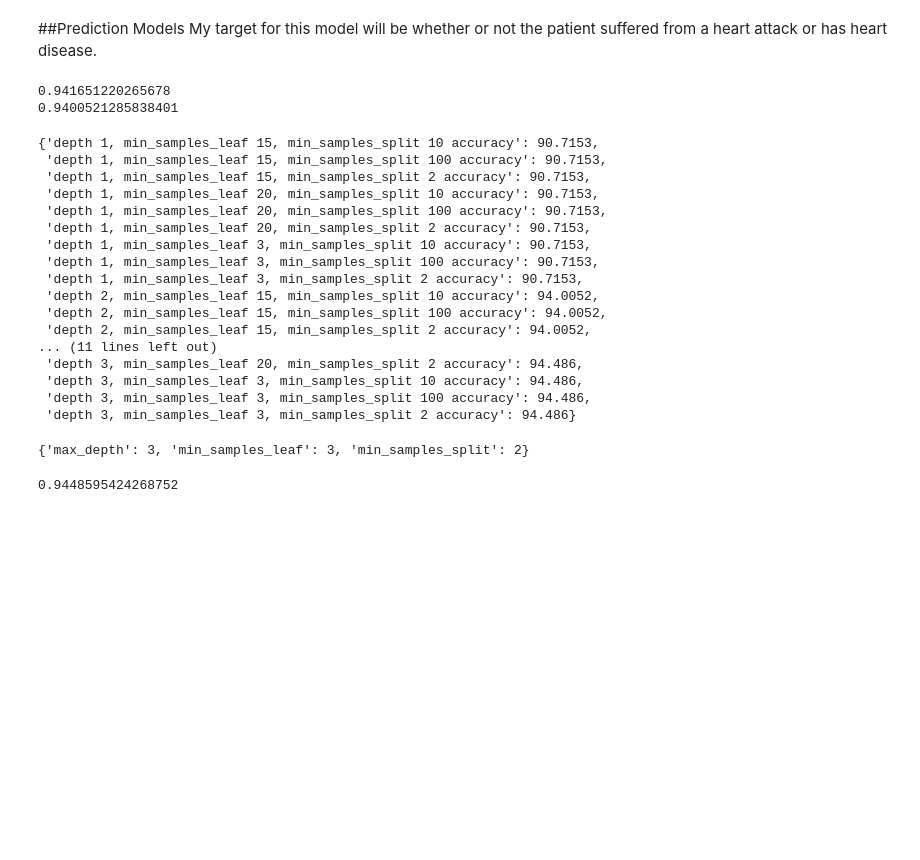
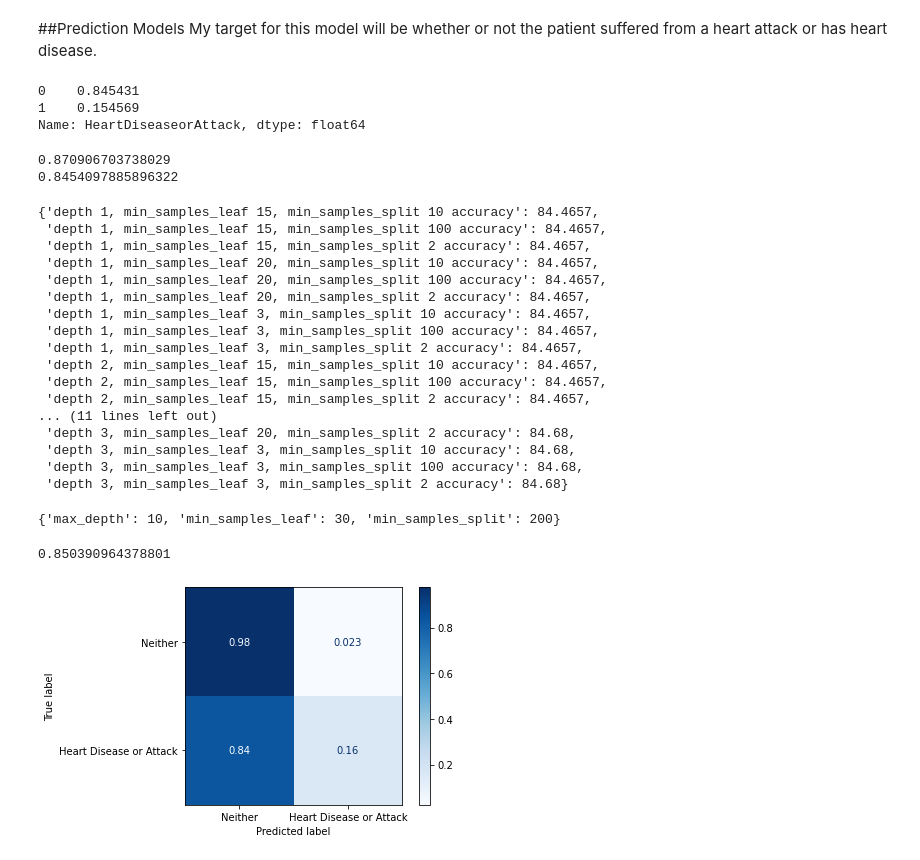
Before and after one commit to meburns2011/Heart-Disease-Predictor, a Jupyter notebook: Heart_Disease_Predictor.ipynb, the cells around one changed output. Drawn from its saved outputs; the diff is of its cells as text; code cells hidden in the pictures; blank space fills up the shorter version.

```diff
--- a/Heart_Disease_Predictor.ipynb
+++ b/Heart_Disease_Predictor.ipynb
@@ -540,21 +553,29 @@ y = df['HeartDiseaseorAttack']
 X = df.drop(columns = 'HeartDiseaseorAttack')
 
 X_train, X_test, y_train, y_test = train_test_split(X, y, random_state=42)
+# %%
+df['HeartDiseaseorAttack'].value_counts(normalize=True)
+# %% [output]
+0    0.845431
+1    0.154569
+Name: HeartDiseaseorAttack, dtype: float64
 # %%
+from sklearn.utils.multiclass import check_classification_targets
 #Decision Tree Classifier
 from sklearn.pipeline import make_pipeline
-dec_tree = DecisionTreeClassifier(random_state = 42, max_depth=2)
+xgb = XGBClassifier()
+dec_tree = DecisionTreeClassifier(random_state = 42, max_depth=10)
 dec_pipe=make_pipeline(scaler,dec_tree)
 dec_pipe.fit(X_train,y_train)
 
-dec_pipe.predict(X_train)
+predictions=dec_pipe.predict(X_train)
 train_score = dec_pipe.score(X_train,y_train)
 test_score = dec_pipe.score(X_test, y_test)
 print(train_score)
 print(test_score)
 # %% [output]
-0.941651220265678
-0.9400521285838401
+0.870906703738029
+0.8454097885896322
 # %%
 #fine tuning the classification tree
 param_grid = {'max_depth': [1,2,3],
@@ -584,30 +605,30 @@ for d in param_grid['max_depth']:
 #Display dictionary of scores
 scores
 # %% [output]
-{'depth 1, min_samples_leaf 15, min_samples_split 10 accuracy': 90.7153,
- 'depth 1, min_samples_leaf 15, min_samples_split 100 accuracy': 90.7153,
- 'depth 1, min_samples_leaf 15, min_samples_split 2 accuracy': 90.7153,
- 'depth 1, min_samples_leaf 20, min_samples_split 10 accuracy': 90.7153,
- 'depth 1, min_samples_leaf 20, min_samples_split 100 accuracy': 90.7153,
- 'depth 1, min_samples_leaf 20, min_samples_split 2 accuracy': 90.7153,
- 'depth 1, min_samples_leaf 3, min_samples_split 10 accuracy': 90.7153,
- 'depth 1, min_samples_leaf 3, min_samples_split 100 accuracy': 90.7153,
- 'depth 1, min_samples_leaf 3, min_samples_split 2 accuracy': 90.7153,
- 'depth 2, min_samples_leaf 15, min_samples_split 10 accuracy': 94.0052,
- 'depth 2, min_samples_leaf 15, min_samples_split 100 accuracy': 94.0052,
- 'depth 2, min_samples_leaf 15, min_samples_split 2 accuracy': 94.0052,
+{'depth 1, min_samples_leaf 15, min_samples_split 10 accuracy': 84.4657,
+ 'depth 1, min_samples_leaf 15, min_samples_split 100 accuracy': 84.4657,
+ 'depth 1, min_samples_leaf 15, min_samples_split 2 accuracy': 84.4657,
+ 'depth 1, min_samples_leaf 20, min_samples_split 10 accuracy': 84.4657,
+ 'depth 1, min_samples_leaf 20, min_samples_split 100 accuracy': 84.4657,
+ 'depth 1, min_samples_leaf 20, min_samples_split 2 accuracy': 84.4657,
+ 'depth 1, min_samples_leaf 3, min_samples_split 10 accuracy': 84.4657,
+ 'depth 1, min_samples_leaf 3, min_samples_split 100 accuracy': 84.4657,
+ 'depth 1, min_samples_leaf 3, min_samples_split 2 accuracy': 84.4657,
+ 'depth 2, min_samples_leaf 15, min_samples_split 10 accuracy': 84.4657,
+ 'depth 2, min_samples_leaf 15, min_samples_split 100 accuracy': 84.4657,
+ 'depth 2, min_samples_leaf 15, min_samples_split 2 accuracy': 84.4657,
 ... (11 lines left out)
- 'depth 3, min_samples_leaf 20, min_samples_split 2 accuracy': 94.486,
- 'depth 3, min_samples_leaf 3, min_samples_split 10 accuracy': 94.486,
- 'depth 3, min_samples_leaf 3, min_samples_split 100 accuracy': 94.486,
- 'depth 3, min_samples_leaf 3, min_samples_split 2 accuracy': 94.486}
+ 'depth 3, min_samples_leaf 20, min_samples_split 2 accuracy': 84.68,
+ 'depth 3, min_samples_leaf 3, min_samples_split 10 accuracy': 84.68,
+ 'depth 3, min_samples_leaf 3, min_samples_split 100 accuracy': 84.68,
+ 'depth 3, min_samples_leaf 3, min_samples_split 2 accuracy': 84.68}
 # %%
 from sklearn.model_selection import GridSearchCV
 model = DecisionTreeClassifier()
 
-param_grid = {'max_depth': [1,2,3],
-              'min_samples_leaf': [3,15,20],
-              'min_samples_split': [2, 10, 100]}
+param_grid = {'max_depth': [10,20,30],
+              'min_samples_leaf': [20,30,40],
+              'min_samples_split': [200,300,400]}
 
 
 dt_grid_search = GridSearchCV(model, param_grid)
@@ -616,7 +637,7 @@ dt_grid_search.best_params_
 
 dt_grid_search.best_params_
 # %% [output]
-{'max_depth': 3, 'min_samples_leaf': 3, 'min_samples_split': 2}
+{'max_depth': 10, 'min_samples_leaf': 30, 'min_samples_split': 200}
 # %%
 #retrieve the best version of the model
 best_model = dt_grid_search.best_estimator_
@@ -626,4 +647,11 @@ best_model.fit(X_train, y_train)
 #score the model on the test set
 best_model.score(X_test, y_test)
 # %% [output]
-0.9448595424268752
+0.850390964378801
+# %%
+dec_pred=best_model.predict(X_test)
+from sklearn.metrics import ConfusionMatrixDisplay
+labels=['Neither','Heart Disease or Attack' ]
+ConfusionMatrixDisplay.from_predictions(y_test, dec_pred, display_labels=labels, cmap='Blues', normalize='true');
+# %% [output]
+[figure, added]
```
Also changed, not shown: parts of 32 cells of this notebook.
